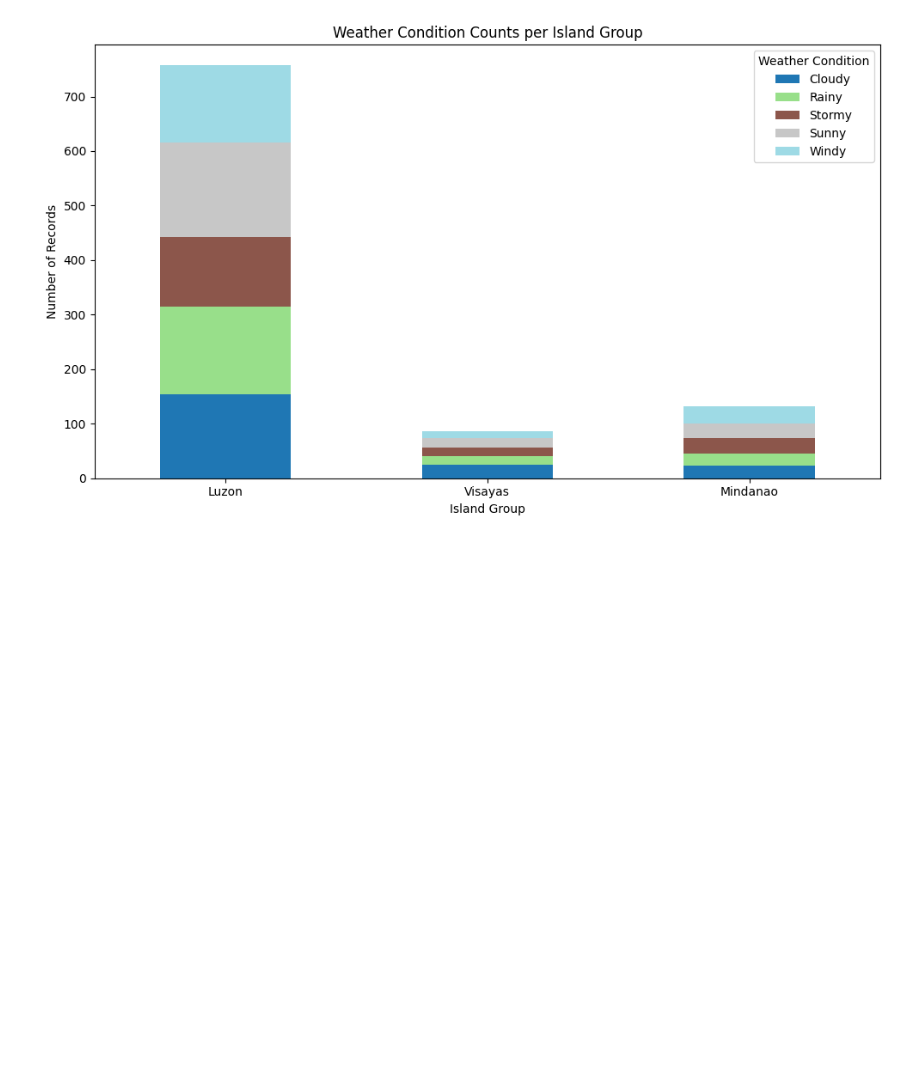
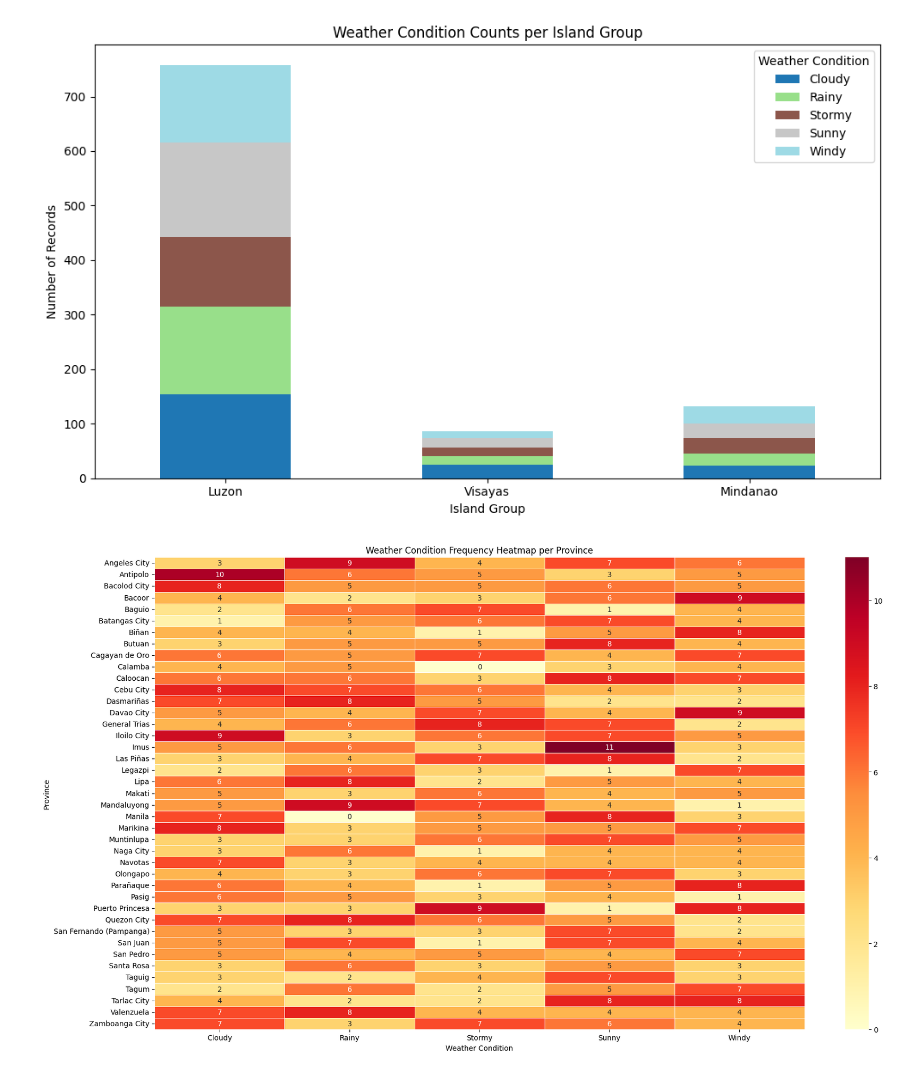
Before and after one commit to WizardofO/MO_IT148_ADET_SMART_CONTRACT-for-LANDSCAPE-MONITORING__A3101_NIEVA-OSIAS-JR_2025, a Jupyter notebook: IOT_SmartLandscapeMonitoring.ipynb, the cells around one changed output. Cells and saved outputs as stored; diff of their text form; code cells hidden in the pictures; blank space fills up the shorter version.

```diff
--- a/IOT_SmartLandscapeMonitoring.ipynb
+++ b/IOT_SmartLandscapeMonitoring.ipynb
@@ -1881,3 +1881,19 @@ plt.show()
 # %% [output]
 [figure]
 [figure]
+# %%
+import matplotlib.pyplot as plt
+import seaborn as sns
+
+# Group by province (location) and weather condition, count occurrences
+province_weather_counts = df.groupby(['location', 'weather_condition']).size().unstack(fill_value=0)
+
+plt.figure(figsize=(18, 10))
+sns.heatmap(province_weather_counts, annot=True, fmt="d", cmap="YlOrRd", linewidths=0.5)
+plt.title("Weather Condition Frequency Heatmap per Province")
+plt.xlabel("Weather Condition")
+plt.ylabel("Province")
+plt.tight_layout()
+plt.show()
+# %% [output]
+[figure, added]
```
